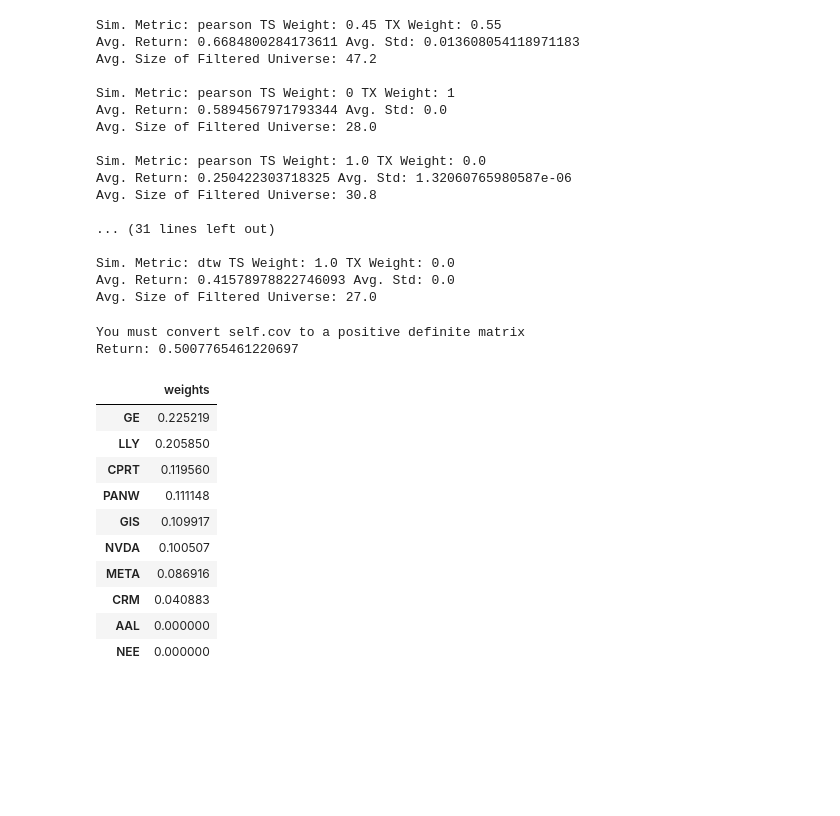
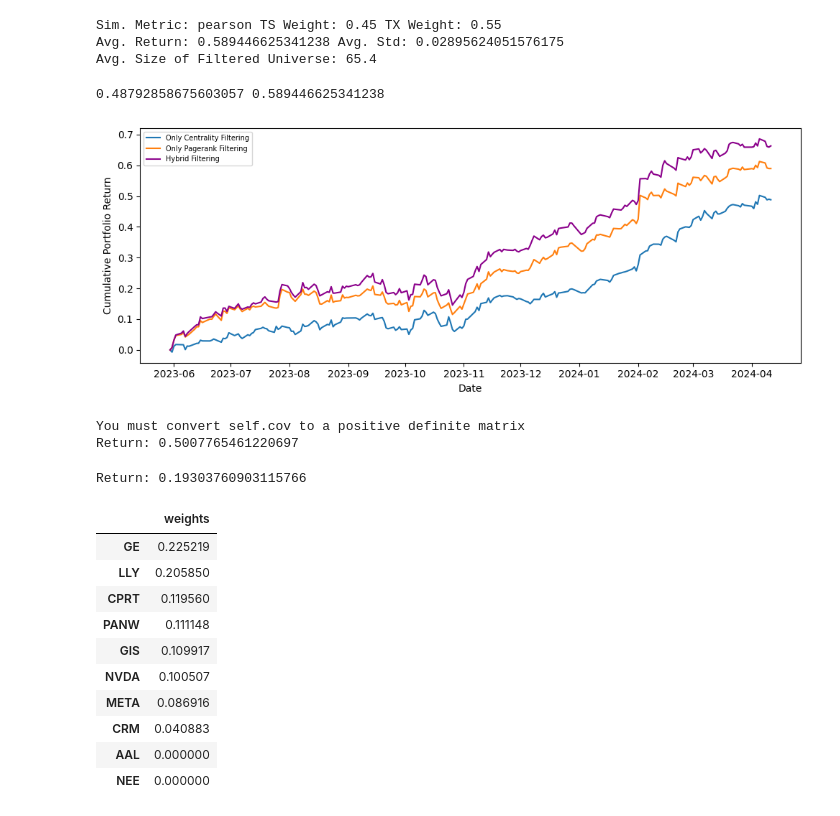
Before and after one commit to asarm/InUCoN, a Jupyter notebook: allocation_test_usa.ipynb, the cells around one changed output. Saved outputs shown, nothing was run; the diff lists cells and outputs as text; code cells hidden in the pictures; blank space fills up the shorter version.

```diff
--- a/allocation_test_usa.ipynb
+++ b/allocation_test_usa.ipynb
@@ -25,13 +24,18 @@ def get_filtered_universe(preparer_obj, ts, tx, threshold, snapshot_start_id=0,
     return investment_universe.stock
 # %%
 iteration_count = 5
-
+'''
 allocation_results = {
                       "pearson": {"path": "calculated_data/historical_ts_sim_pearson.pkl"},
                       "dist_corr": {"path": "calculated_data/historical_ts_sim_distCorr.pkl"},
                       "euclidean": {"path": "calculated_data/historical_ts_sim.pkl"},
                       "dtw": {"path": "calculated_data/historical_ts_sim_dtw.pkl"}
                       }
+'''
+allocation_results = {
+                      "pearson": {"path": "calculated_data/historical_ts_sim_pearson.pkl"}
+                      }
+'''
 hybrid_weights = {
     "dist_corr": [0.55, 0.45, 0.35], # ts, tx, threshold
     "pearson": [0.45, 0.55, 0.3],
@@ -39,6 +43,11 @@ hybrid_weights = {
     "euclidean": [0.35, 0.65, 0.25]
 }
 combinations = [{"id":0, "ts": 0.55, "tx": 0.45}, {"id":1, "ts": 0.0, "tx": 1.0}, {"id":2, "ts": 1.0, "tx": 0.0}]
+'''
+hybrid_weights = {
+    "pearson": [0.45, 0.55, 0.3],
+}
+combinations = [{"id":0, "ts": 0.55, "tx": 0.45}]
 
 preparer = DataPreparer(
         data_path="cold_data/description_vectors.pkl",
@@ -97,22 +106,34 @@ for sim_metric in list(allocation_results.keys()):
         print("Avg. Size of Filtered Universe:", np.mean(filtered_sizes))
 # %% [output]
 Sim. Metric: pearson TS Weight: 0.45 TX Weight: 0.55
-Avg. Return: 0.6684800284173611 Avg. Std: 0.013608054118971183
-Avg. Size of Filtered Universe: 47.2
-
-Sim. Metric: pearson TS Weight: 0 TX Weight: 1
-Avg. Return: 0.5894567971793344 Avg. Std: 0.0
-Avg. Size of Filtered Universe: 28.0
-
-Sim. Metric: pearson TS Weight: 1.0 TX Weight: 0.0
-Avg. Return: 0.250422303718325 Avg. Std: 1.32060765980587e-06
-Avg. Size of Filtered Universe: 30.8
-
-... (31 lines left out)
-
-Sim. Metric: dtw TS Weight: 1.0 TX Weight: 0.0
-Avg. Return: 0.41578978822746093 Avg. Std: 0.0
-Avg. Size of Filtered Universe: 27.0
+Avg. Return: 0.589446625341238 Avg. Std: 0.02895624051576175
+Avg. Size of Filtered Universe: 65.4
+# %%
+original_results = copy.deepcopy(allocation_results)
+# %%
+only_centrality = copy.deepcopy(allocation_results['pearson'][0])
+# %%
+only_pagerank = copy.deepcopy(allocation_results['pearson'][0])
+# %%
+print(np.mean(only_centrality, axis=0)[-1], np.mean(only_pagerank, axis=0)[-1])
+# %% [output]
+0.48792858675603057 0.589446625341238
+# %%
+plt.figure(figsize=(10, 4))
+
+plt.plot(pd.Series(np.mean(only_centrality, axis=0), index=data_index), label="Only Centrality Filtering")
+plt.plot(pd.Series(np.mean(only_pagerank, axis=0), index=data_index), label="Only Pagerank Filtering")
+plt.plot(pd.Series(np.mean(original_results["pearson"][0], axis=0), index=data_index), label="Hybrid Filtering", color="darkmagenta")
+plt.legend()
+
+plt.xlabel('Date')
+plt.ylabel("Cumulative Portfolio Return")
+plt.legend(prop={'size': 7})
+
+plt.tight_layout()
+plt.savefig('portfolio_returns_comparision.png', dpi=300, bbox_inches='tight')
+# %% [output]
+[figure, added]
 # %%
 mean_variance_optim = allocator.mean_variance_optimization(preparer.stockData[(preparer.stockData.index < trade_start_date)&(preparer.stockData.index >"2023-01-01")],
                                                            min_weight=0.01, take_pct_change=True)
@@ -124,3 +149,8 @@ Return: 0.5007765461220697
+# %%
+nOptimResult = allocator.calculate_cumulative_return(nOptim, stockData=preparer.stockData, startDate=trade_start_date)
+print("Return:", nOptimResult[0])
+# %% [output]
+Return: 0.19303760903115766
 # %%
 mean_variance_optim.sort_values(by="weights", ascending=False).iloc[:10]
 # %% [output]
```
Also changed, not shown: parts of 9 cells of this notebook, 18 other files.
